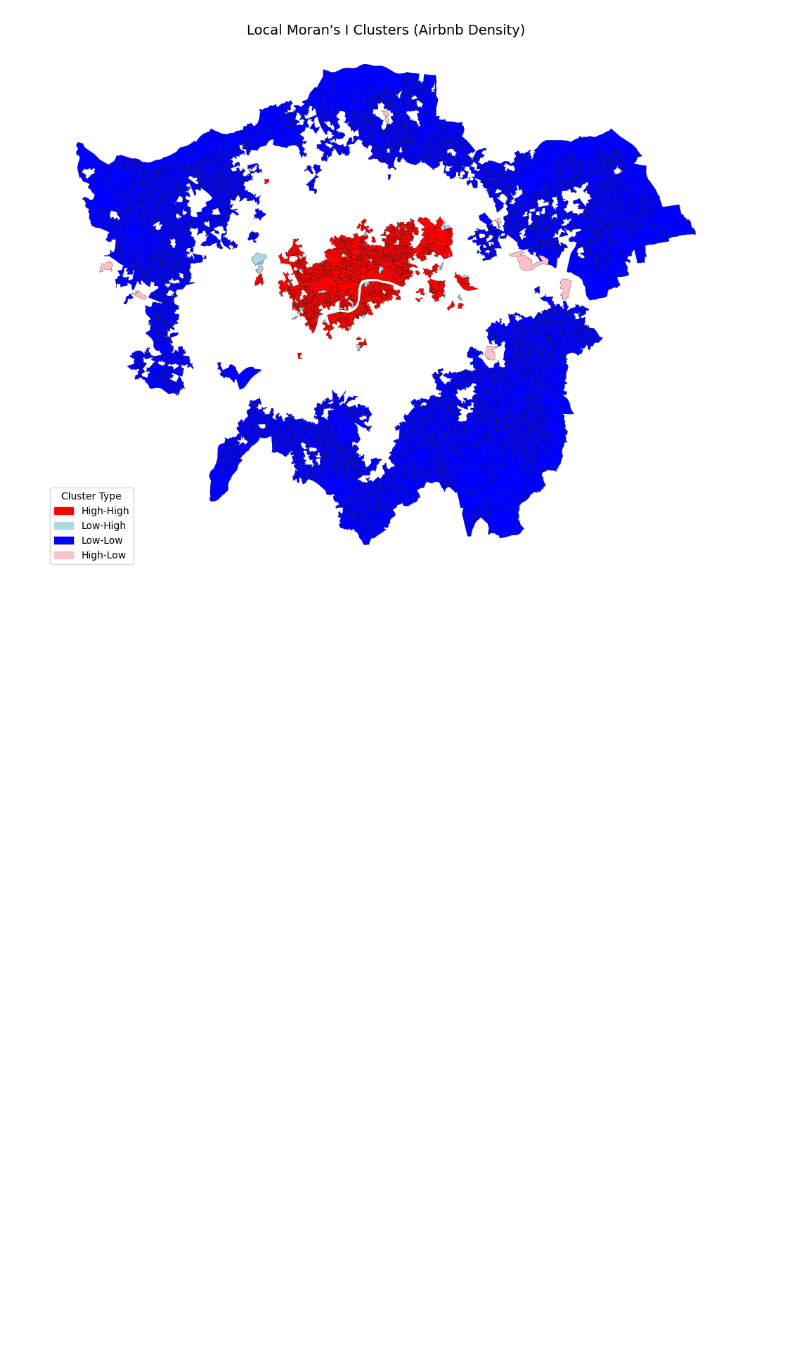
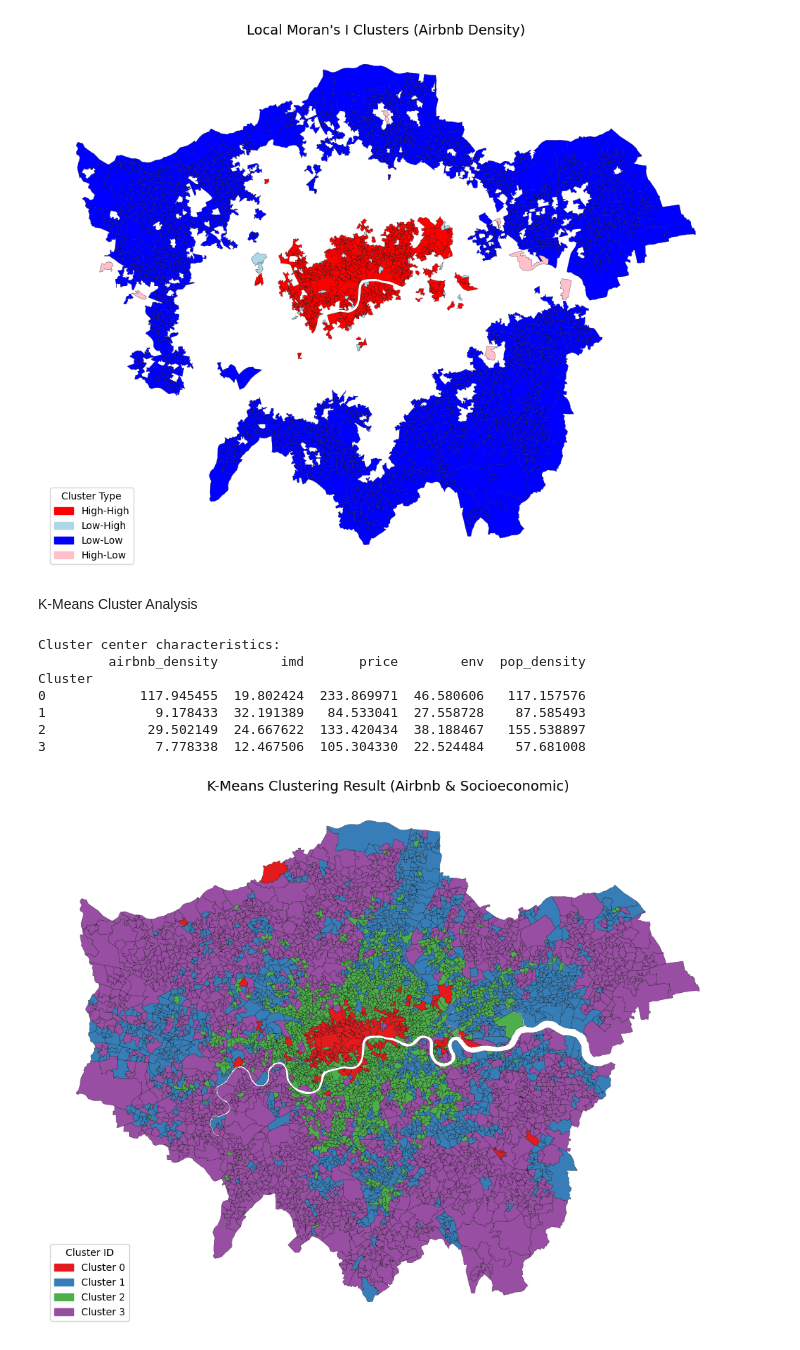
Before and after one commit to wszfln/Spatial-Data-Analysis-Assessment, a Jupyter notebook: assessment.ipynb, the cells around one changed output. Drawn from its saved outputs; the diff is of its cells as text; code cells hidden in the pictures; blank space fills up the shorter version.

Commit message:
Complete K-Means cluster analysis

```diff
--- a/assessment.ipynb
+++ b/assessment.ipynb
@@ -63,3 +65,45 @@ plt.show()
 Global Moran's I: 0.7155553235541344
 p-value: 0.001
 [figure]
+# %% [markdown]
+K-Means Cluster Analysis
+# %%
+import pandas as pd
+from sklearn.preprocessing import StandardScaler
+from sklearn.cluster import KMeans
+
+cluster_vars = ['airbnb_density', 'imd', 'price', 'env', 'pop_density']
+X = gdf[cluster_vars].dropna()
+scaler = StandardScaler()
+X_scaled = scaler.fit_transform(X)
+kmeans = KMeans(n_clusters=4, random_state=42, n_init=10)
+gdf.loc[X.index, 'cluster'] = kmeans.fit_predict(X_scaled)
+# Look at the central features of each class
+centers = pd.DataFrame(
+    scaler.inverse_transform(kmeans.cluster_centers_),
+    columns=cluster_vars
+)
+centers.index.name = 'Cluster'
+print("\nCluster center characteristics:")
+print(centers)
+# Visualization
+cluster_colors = ['#e41a1c', '#377eb8', '#4daf4a', '#984ea3']
+gdf['cluster_color'] = gdf['cluster'].map(lambda x: cluster_colors[int(x)] if pd.notnull(x) else '#cccccc')
+fig, ax = plt.subplots(1, 1, figsize=(10, 10))
+gdf.plot(color=gdf['cluster_color'], ax=ax, edgecolor='black', linewidth=0.2)
+ax.set_title("K-Means Clustering Result (Airbnb & Socioeconomic)", fontsize=14)
+import matplotlib.patches as mpatches
+patches = [mpatches.Patch(color=c, label=f'Cluster {i}') for i, c in enumerate(cluster_colors)]
+ax.legend(handles=patches, title='Cluster ID', loc='lower left')
+plt.axis('off')
+plt.tight_layout()
+plt.show()
+# %% [output]
+Cluster center characteristics:
+         airbnb_density        imd       price        env  pop_density
+Cluster
+0            117.945455  19.802424  233.869971  46.580606   117.157576
+1              9.178433  32.191389   84.533041  27.558728    87.585493
+2             29.502149  24.667622  133.420434  38.188467   155.538897
+3              7.778338  12.467506  105.304330  22.524484    57.681008
+[figure, added]
```
Also changed, not shown: parts of 1 cell of this notebook.
